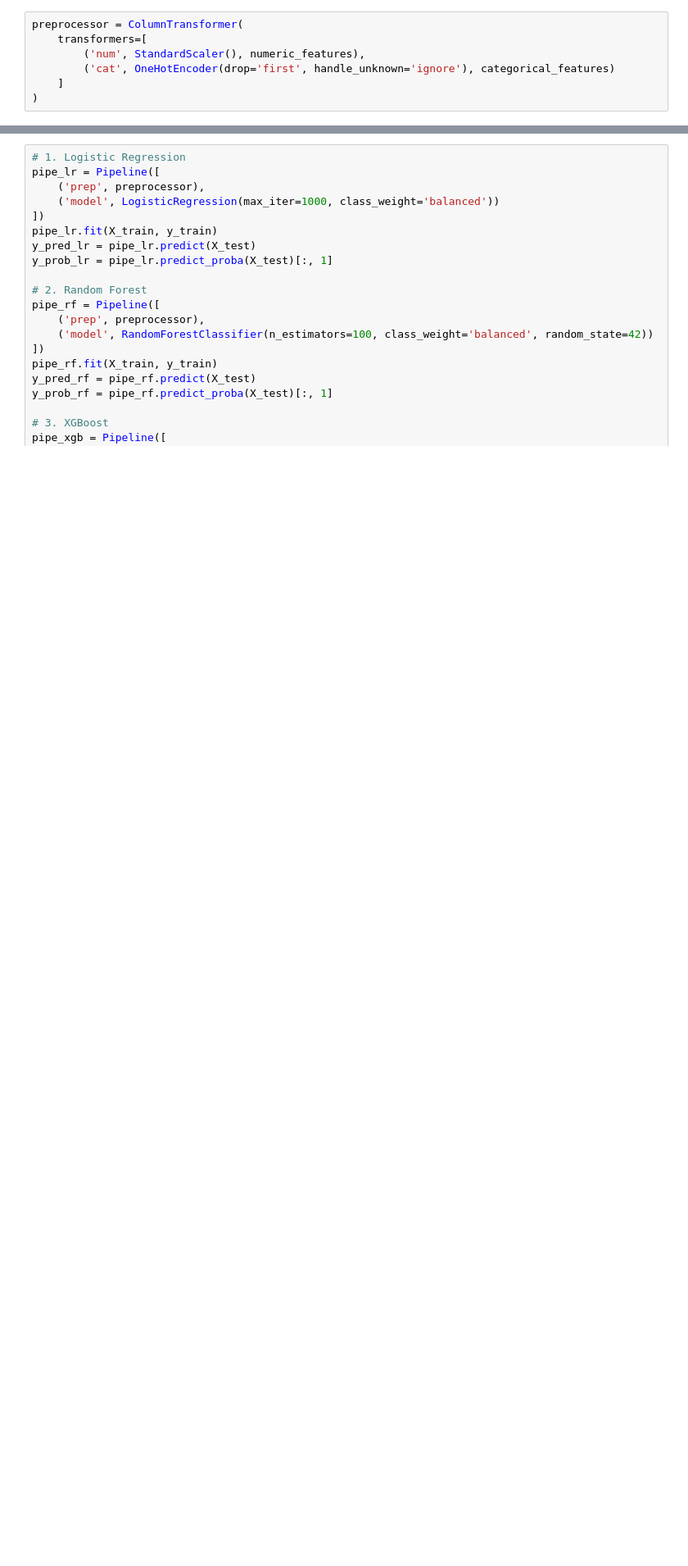
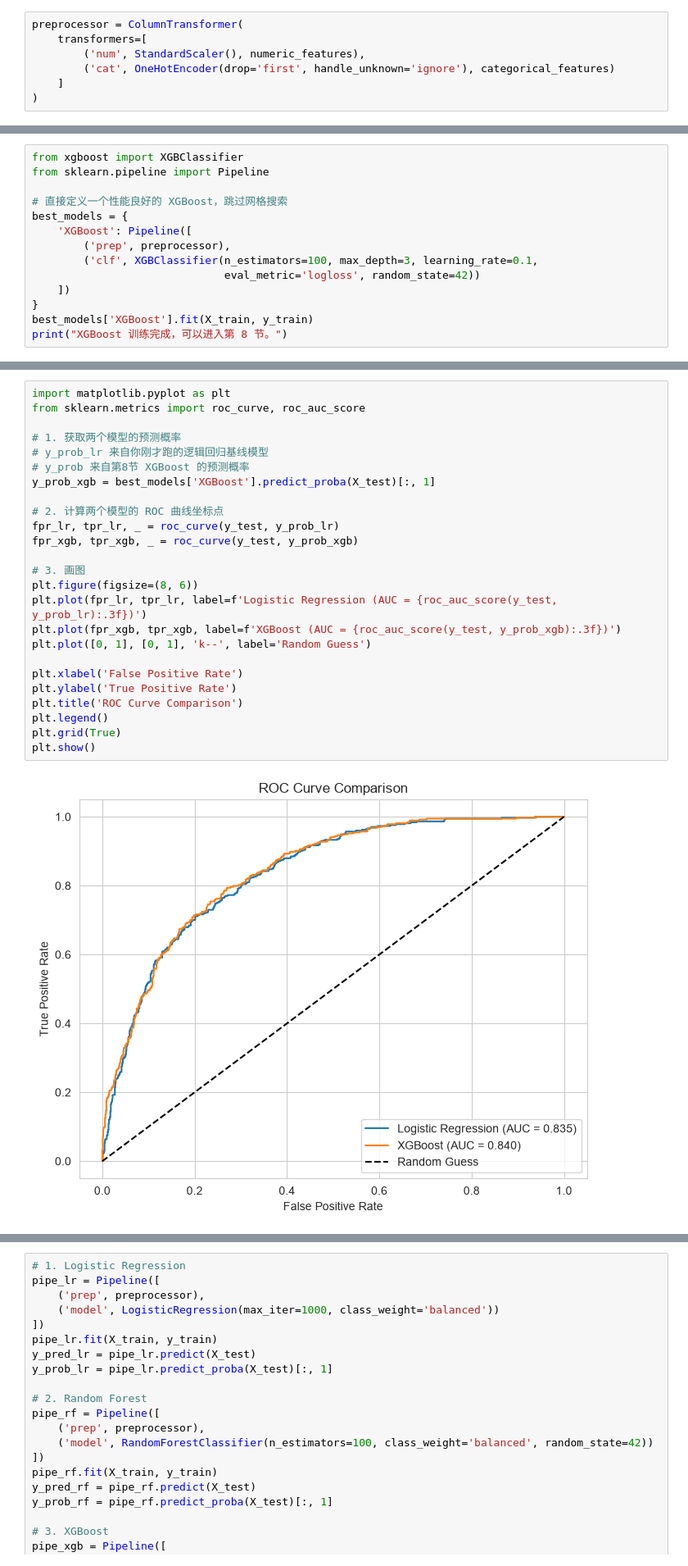
Before and after one commit to HuangMengni/telco-customer-churn-analysis, a Jupyter notebook: Telco_Churn_Analysis.ipynb, the cells around one changed output, grey strips where cells are left out. Shown at 82% size. Drawn from its saved outputs; the diff is of its cells as text; blank space fills up the shorter version.

```diff
--- a/Telco_Churn_Analysis.ipynb
+++ b/Telco_Churn_Analysis.ipynb
@@ -142,0 +191,14 @@ preprocessor = ColumnTransformer(
+# %%
+from xgboost import XGBClassifier
+from sklearn.pipeline import Pipeline
+
+# 直接定义一个性能良好的 XGBoost，跳过网格搜索
+best_models = {
+    'XGBoost': Pipeline([
+        ('prep', preprocessor),
+        ('clf', XGBClassifier(n_estimators=100, max_depth=3, learning_rate=0.1,
+                              eval_metric='logloss', random_state=42))
+    ])
+}
+best_models['XGBoost'].fit(X_train, y_train)
+print("XGBoost 训练完成，可以进入第 8 节。")
@@ -142,0 +211,27 @@ preprocessor = ColumnTransformer(
+# %%
+import matplotlib.pyplot as plt
+from sklearn.metrics import roc_curve, roc_auc_score
+
+# 1. 获取两个模型的预测概率
+# y_prob_lr 来自你刚才跑的逻辑回归基线模型
+# y_prob 来自第8节 XGBoost 的预测概率
+y_prob_xgb = best_models['XGBoost'].predict_proba(X_test)[:, 1]
+
+# 2. 计算两个模型的 ROC 曲线坐标点
+fpr_lr, tpr_lr, _ = roc_curve(y_test, y_prob_lr)
+fpr_xgb, tpr_xgb, _ = roc_curve(y_test, y_prob_xgb)
+
+# 3. 画图
+plt.figure(figsize=(8, 6))
+plt.plot(fpr_lr, tpr_lr, label=f'Logistic Regression (AUC = {roc_auc_score(y_test, y_prob_lr):.3f})')
+plt.plot(fpr_xgb, tpr_xgb, label=f'XGBoost (AUC = {roc_auc_score(y_test, y_prob_xgb):.3f})')
+plt.plot([0, 1], [0, 1], 'k--', label='Random Guess')
+
+plt.xlabel('False Positive Rate')
+plt.ylabel('True Positive Rate')
+plt.title('ROC Curve Comparison')
+plt.legend()
+plt.grid(True)
+plt.show()
+# %% [output]
+[figure, added]
```
Also changed, not shown: parts of 22 cells of this notebook.
